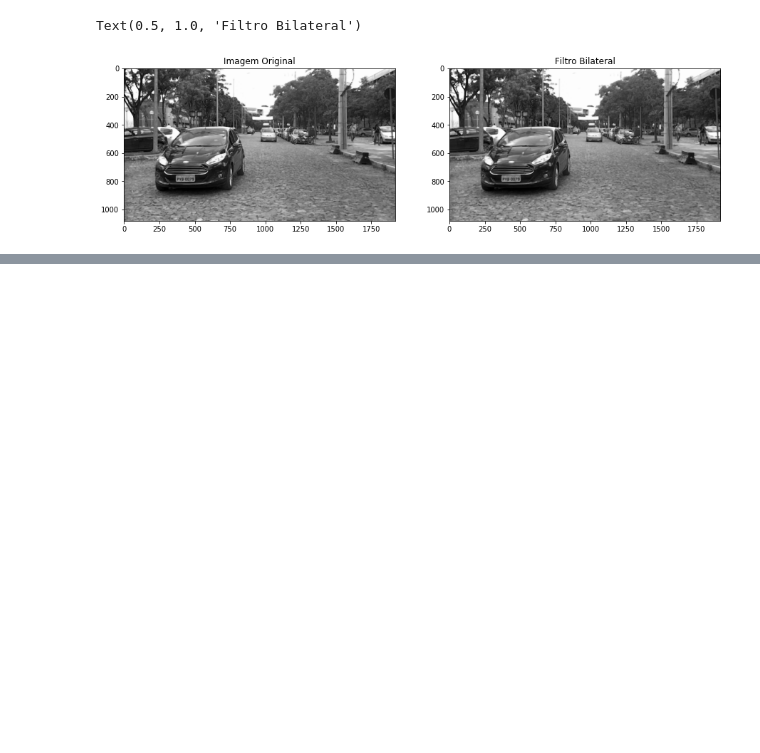
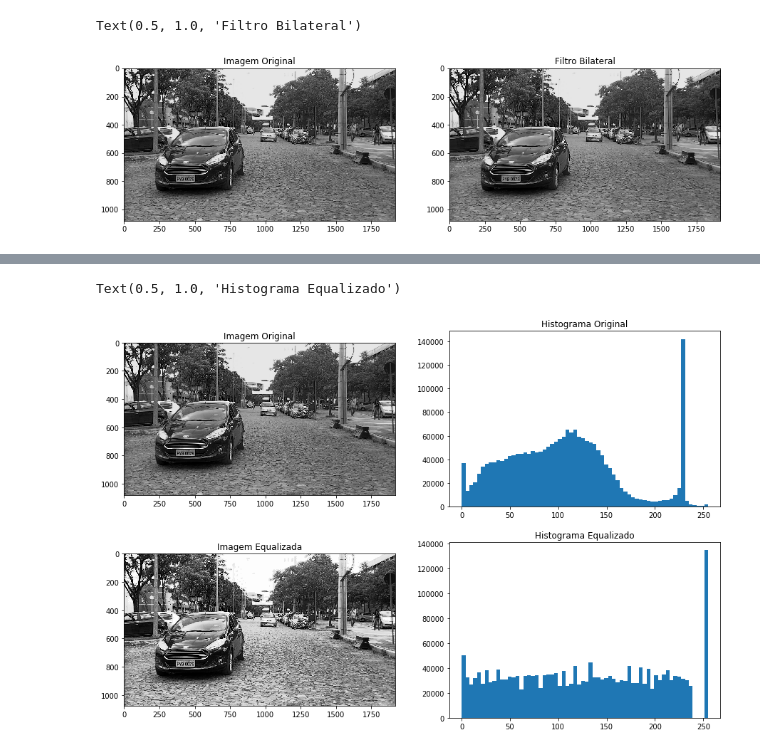
Before and after one commit to LuizPitaAlmeida/GUIA_PDI_PYTHON_ALPR, a Jupyter notebook: Guia/Notebook3-FiltrosEspaciaisDeSuavizacao-EqualizacaoDeHistograma.ipynb, the cells around one changed output, grey strips where cells are left out. Saved outputs shown, nothing was run; the diff lists cells and outputs as text; code cells hidden in the pictures; blank space fills up the shorter version.

```diff
--- a/Guia/Notebook3-FiltrosEspaciaisDeSuavizacao-EqualizacaoDeHistograma.ipynb
+++ b/Guia/Notebook3-FiltrosEspaciaisDeSuavizacao-EqualizacaoDeHistograma.ipynb
@@ -167,0 +226,28 @@ Text(0.5, 1.0, 'Filtro Bilateral')
+# %%
+plt.figure(figsize=(15,10))
+
+# Original
+plt.subplot(2,2,1)
+plt.imshow(im,cmap='gray')
+plt.title('Imagem Original')
+
+plt.subplot(2,2,2)
+plt.bar(bin_centers, h, width=w)
+plt.title('Histograma Original')
+
+
+# Equalização
+plt.subplot(2,2,3)
+im_eq = cv2.equalizeHist(im) #funcao para equalizacao automatica de histograma
+plt.imshow(im_eq,cmap='gray')
+plt.title('Imagem Equalizada')
+
+#Histograma
+h_eq, bin_edges = np.histogram(im_eq.ravel(), nbins,(0,255))
+bin_centers = bin_edges[1:]-(w/2)
+plt.subplot(2,2,4)
+plt.bar(bin_centers, h_eq, width=w)
+plt.title('Histograma Equalizado')
+# %% [output]
+Text(0.5, 1.0, 'Histograma Equalizado')
+[figure, added]
```
Also changed, not shown: parts of 11 cells of this notebook.
